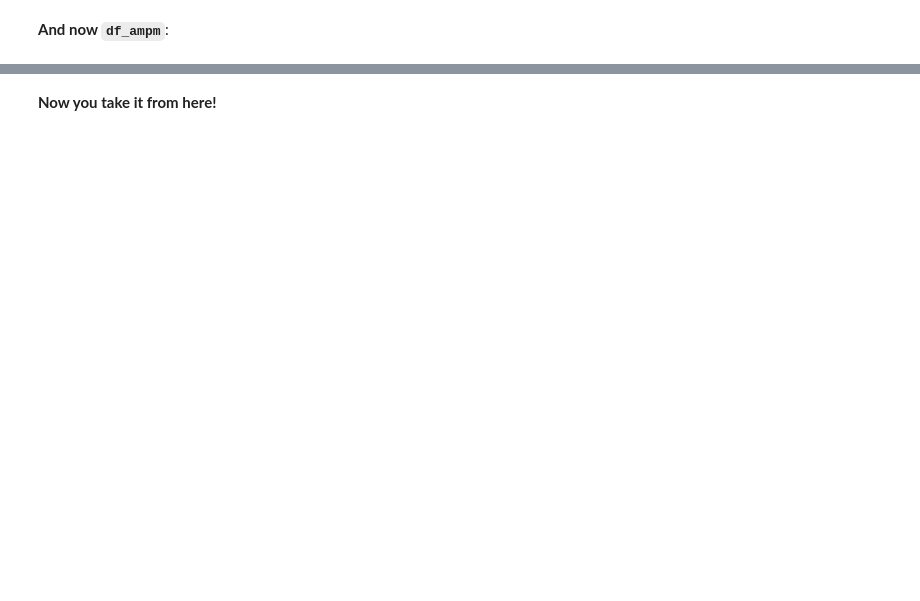
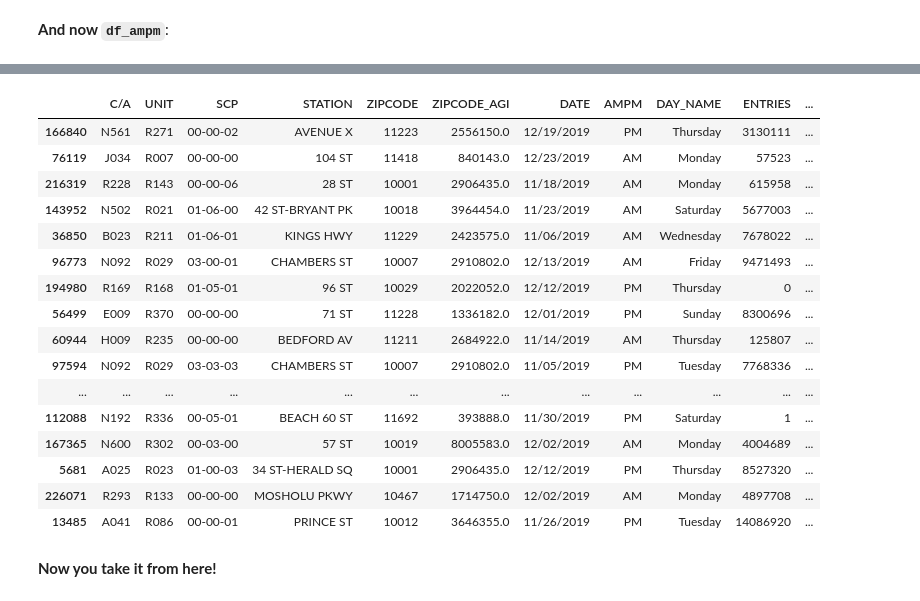
Before and after one commit to weizhao-BME/metis-project1, a Jupyter notebook: code/fresh_start.ipynb, the cells around one changed output, grey strips where cells are left out. Saved outputs shown, nothing was run; the diff lists cells and outputs as text; code cells hidden in the pictures; blank space fills up the shorter version.

```diff
--- a/code/fresh_start.ipynb
+++ b/code/fresh_start.ipynb
@@ -28,2 +38,22 @@ NameError: name 'df_ampm' is not defined
+# %%
+df_ampm.sample(35)
+# %% [output]
+|  | C/A | UNIT | SCP | STATION | ZIPCODE | ZIPCODE_AGI | DATE | AMPM | DAY_NAME | ENTRIES | ... |
+| 166840 | N561 | R271 | 00-00-02 | AVENUE X | 11223 | 2556150.0 | 12/19/2019 | PM | Thursday | 3130111 | ... |
+| 76119 | J034 | R007 | 00-00-00 | 104 ST | 11418 | 840143.0 | 12/23/2019 | AM | Monday | 57523 | ... |
+| 216319 | R228 | R143 | 00-00-06 | 28 ST | 10001 | 2906435.0 | 11/18/2019 | AM | Monday | 615958 | ... |
+| 143952 | N502 | R021 | 01-06-00 | 42 ST-BRYANT PK | 10018 | 3964454.0 | 11/23/2019 | AM | Saturday | 5677003 | ... |
+| 36850 | B023 | R211 | 01-06-01 | KINGS HWY | 11229 | 2423575.0 | 11/06/2019 | AM | Wednesday | 7678022 | ... |
+| 96773 | N092 | R029 | 03-00-01 | CHAMBERS ST | 10007 | 2910802.0 | 12/13/2019 | AM | Friday | 9471493 | ... |
+| 194980 | R169 | R168 | 01-05-01 | 96 ST | 10029 | 2022052.0 | 12/12/2019 | PM | Thursday | 0 | ... |
+| 56499 | E009 | R370 | 00-00-00 | 71 ST | 11228 | 1336182.0 | 12/01/2019 | PM | Sunday | 8300696 | ... |
+| 60944 | H009 | R235 | 00-00-00 | BEDFORD AV | 11211 | 2684922.0 | 11/14/2019 | AM | Thursday | 125807 | ... |
+| 97594 | N092 | R029 | 03-03-03 | CHAMBERS ST | 10007 | 2910802.0 | 11/05/2019 | PM | Tuesday | 7768336 | ... |
+| ... | ... | ... | ... | ... | ... | ... | ... | ... | ... | ... | ... |
+| 112088 | N192 | R336 | 00-05-01 | BEACH 60 ST | 11692 | 393888.0 | 11/30/2019 | PM | Saturday | 1 | ... |
+| 167365 | N600 | R302 | 00-03-00 | 57 ST | 10019 | 8005583.0 | 12/02/2019 | AM | Monday | 4004689 | ... |
+| 5681 | A025 | R023 | 01-00-03 | 34 ST-HERALD SQ | 10001 | 2906435.0 | 12/12/2019 | PM | Thursday | 8527320 | ... |
+| 226071 | R293 | R133 | 00-00-00 | MOSHOLU PKWY | 10467 | 1714750.0 | 12/02/2019 | AM | Monday | 4897708 | ... |
+| 13485 | A041 | R086 | 00-00-01 | PRINCE ST | 10012 | 3646355.0 | 11/26/2019 | PM | Tuesday | 14086920 | ... |
 # %% [markdown]
 **Now you take it from here!**
```
Also changed, not shown: parts of 4 cells of this notebook, 2 other files.
